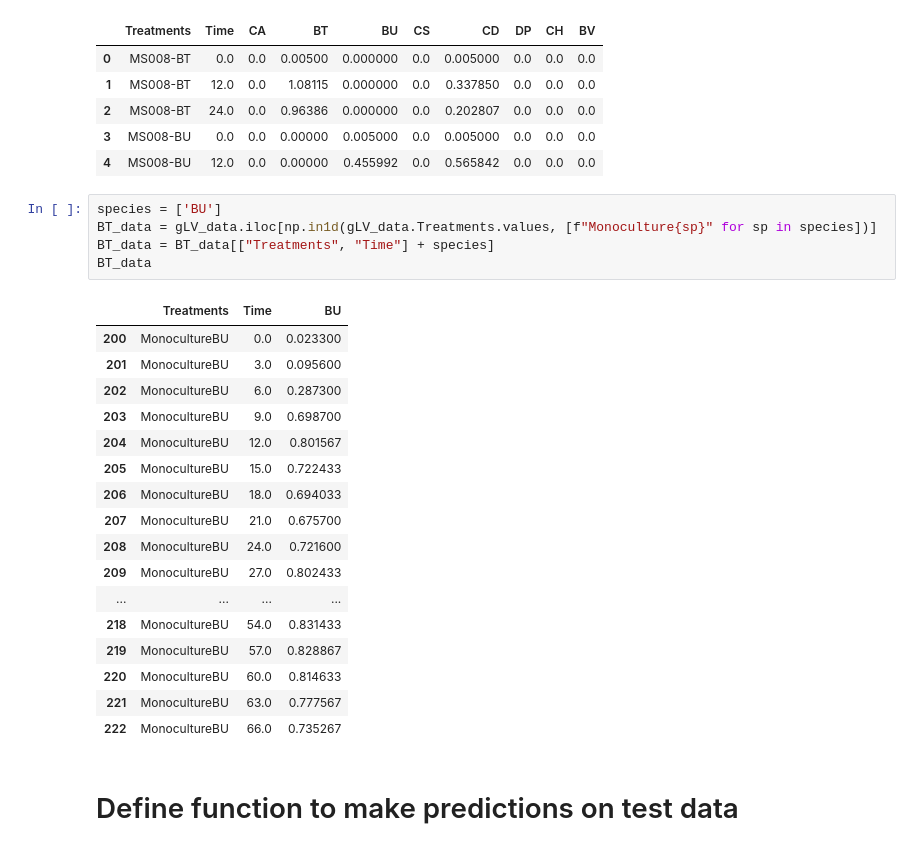
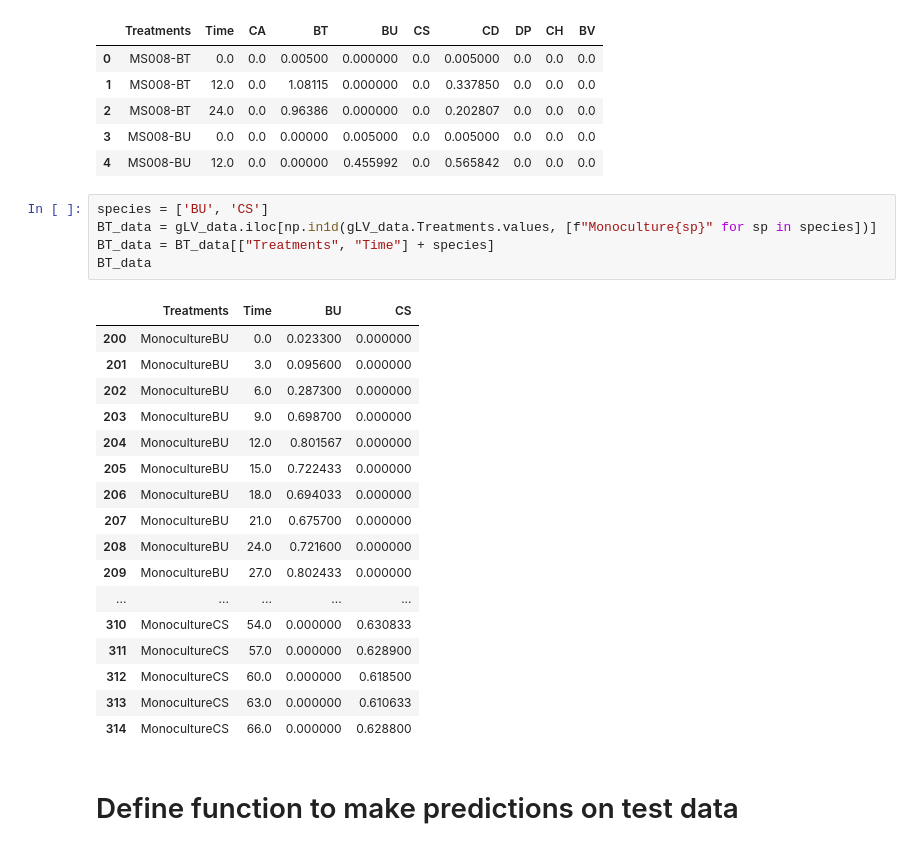
Before and after one commit to JaronThompson/BAMF, a Jupyter notebook: Fit CR+NN Mono.ipynb, the cells around one changed output. Drawn from its saved outputs; the diff is of its cells as text.

```diff
--- a/Fit CR+NN Mono.ipynb
+++ b/Fit CR+NN Mono.ipynb
@@ -38,28 +40,28 @@ gLV_data.head()
 | 3 | MS008-BU | 0.0 | 0.0 | 0.00000 | 0.005000 | 0.0 | 0.005000 | 0.0 | 0.0 | 0.0 |
 | 4 | MS008-BU | 12.0 | 0.0 | 0.00000 | 0.455992 | 0.0 | 0.565842 | 0.0 | 0.0 | 0.0 |
 # %%
-species = ['BU']
+species = ['BU', 'CS']
 BT_data = gLV_data.iloc[np.in1d(gLV_data.Treatments.values, [f"Monoculture{sp}" for sp in species])]
 BT_data = BT_data[["Treatments", "Time"] + species]
 BT_data
 # %% [output]
-|  | Treatments | Time | BU |
-| 200 | MonocultureBU | 0.0 | 0.023300 |
-| 201 | MonocultureBU | 3.0 | 0.095600 |
-| 202 | MonocultureBU | 6.0 | 0.287300 |
-| 203 | MonocultureBU | 9.0 | 0.698700 |
-| 204 | MonocultureBU | 12.0 | 0.801567 |
-| 205 | MonocultureBU | 15.0 | 0.722433 |
-| 206 | MonocultureBU | 18.0 | 0.694033 |
-| 207 | MonocultureBU | 21.0 | 0.675700 |
-| 208 | MonocultureBU | 24.0 | 0.721600 |
-| 209 | MonocultureBU | 27.0 | 0.802433 |
-| ... | ... | ... | ... |
-| 218 | MonocultureBU | 54.0 | 0.831433 |
-| 219 | MonocultureBU | 57.0 | 0.828867 |
-| 220 | MonocultureBU | 60.0 | 0.814633 |
-| 221 | MonocultureBU | 63.0 | 0.777567 |
-| 222 | MonocultureBU | 66.0 | 0.735267 |
+|  | Treatments | Time | BU | CS |
+| 200 | MonocultureBU | 0.0 | 0.023300 | 0.000000 |
+| 201 | MonocultureBU | 3.0 | 0.095600 | 0.000000 |
+| 202 | MonocultureBU | 6.0 | 0.287300 | 0.000000 |
+| 203 | MonocultureBU | 9.0 | 0.698700 | 0.000000 |
+| 204 | MonocultureBU | 12.0 | 0.801567 | 0.000000 |
+| 205 | MonocultureBU | 15.0 | 0.722433 | 0.000000 |
+| 206 | MonocultureBU | 18.0 | 0.694033 | 0.000000 |
+| 207 | MonocultureBU | 21.0 | 0.675700 | 0.000000 |
+| 208 | MonocultureBU | 24.0 | 0.721600 | 0.000000 |
+| 209 | MonocultureBU | 27.0 | 0.802433 | 0.000000 |
+| ... | ... | ... | ... | ... |
+| 310 | MonocultureCS | 54.0 | 0.000000 | 0.630833 |
+| 311 | MonocultureCS | 57.0 | 0.000000 | 0.628900 |
+| 312 | MonocultureCS | 60.0 | 0.000000 | 0.618500 |
+| 313 | MonocultureCS | 63.0 | 0.000000 | 0.610633 |
+| 314 | MonocultureCS | 66.0 | 0.000000 | 0.628800 |
 # %% [markdown]
 # Define function to make predictions on test data
 # %%
```
Also changed, not shown: parts of 15 cells of this notebook, 9 other files.
